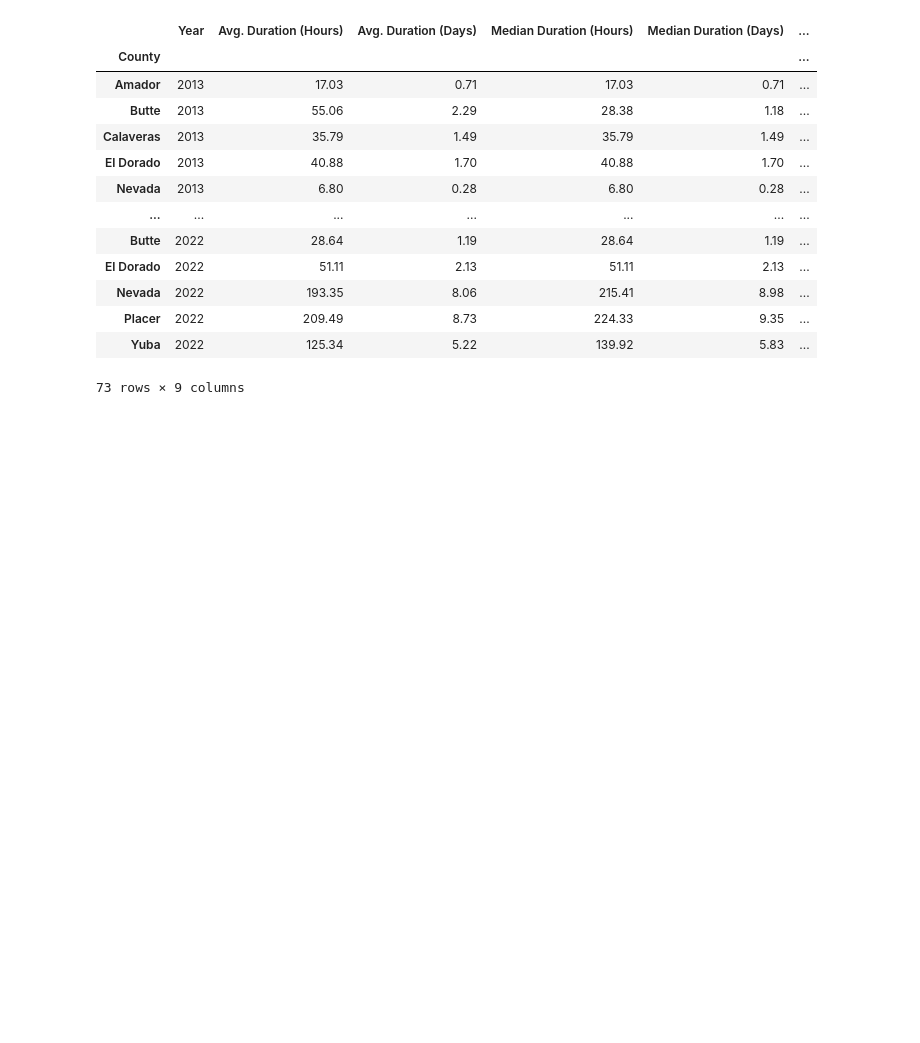
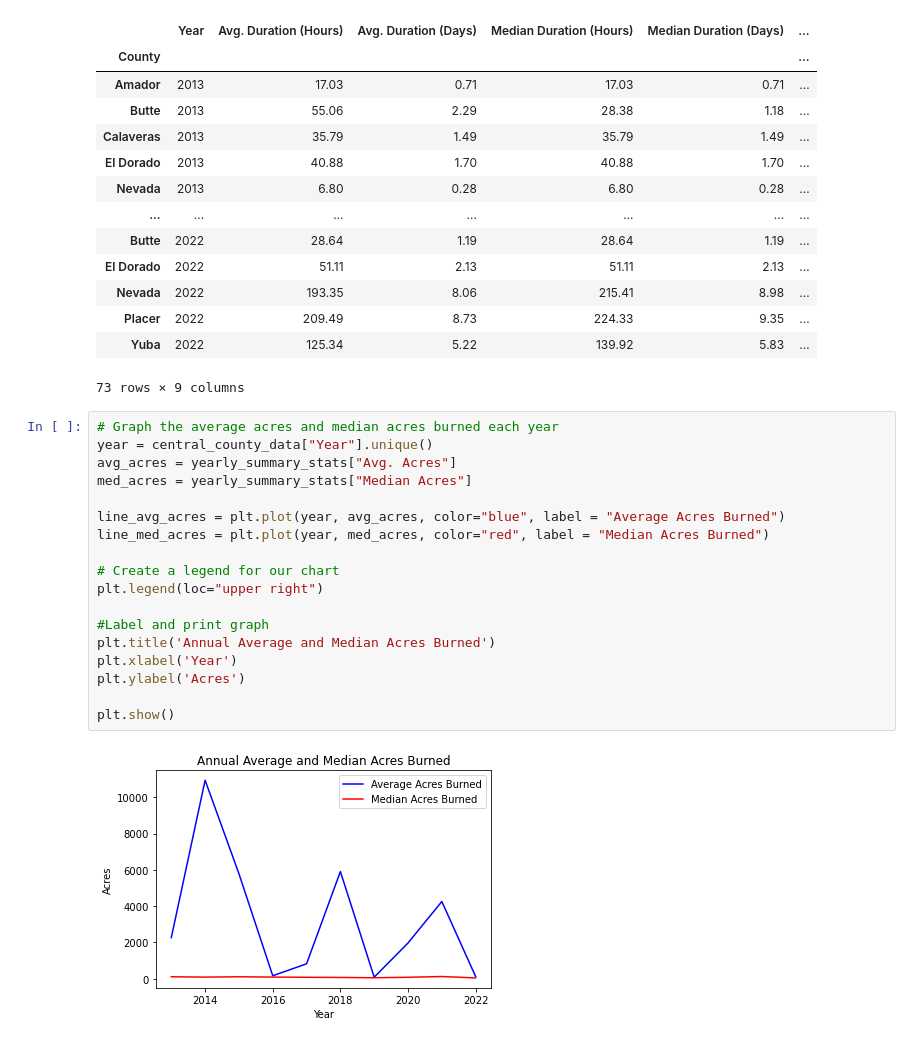
Before and after one commit to Jed-Miller/project1_group10, a Jupyter notebook: intial_fire_explore.ipynb, the cells around one changed output. Drawn from its saved outputs; the diff is of its cells as text; blank space fills up the shorter version.

Commit message:
Added initial line and bar graph.

```diff
--- a/intial_fire_explore.ipynb
+++ b/intial_fire_explore.ipynb
@@ -179,3 +180,23 @@ county_summary_stats_duration
 | Placer | 2022 | 209.49 | 8.73 | 224.33 | 9.35 | ... |
 | Yuba | 2022 | 125.34 | 5.22 | 139.92 | 5.83 | ... |
 73 rows × 9 columns
+# %%
+# Graph the average acres and median acres burned each year
+year = central_county_data["Year"].unique()
+avg_acres = yearly_summary_stats["Avg. Acres"]
+med_acres = yearly_summary_stats["Median Acres"]
+
+line_avg_acres = plt.plot(year, avg_acres, color="blue", label = "Average Acres Burned")
+line_med_acres = plt.plot(year, med_acres, color="red", label = "Median Acres Burned")
+
+# Create a legend for our chart
+plt.legend(loc="upper right")
+
+#Label and print graph
+plt.title('Annual Average and Median Acres Burned')
+plt.xlabel('Year')
+plt.ylabel('Acres')
+
+plt.show()
+# %% [output]
+[figure, added]
```
Also changed, not shown: parts of 6 cells of this notebook.
